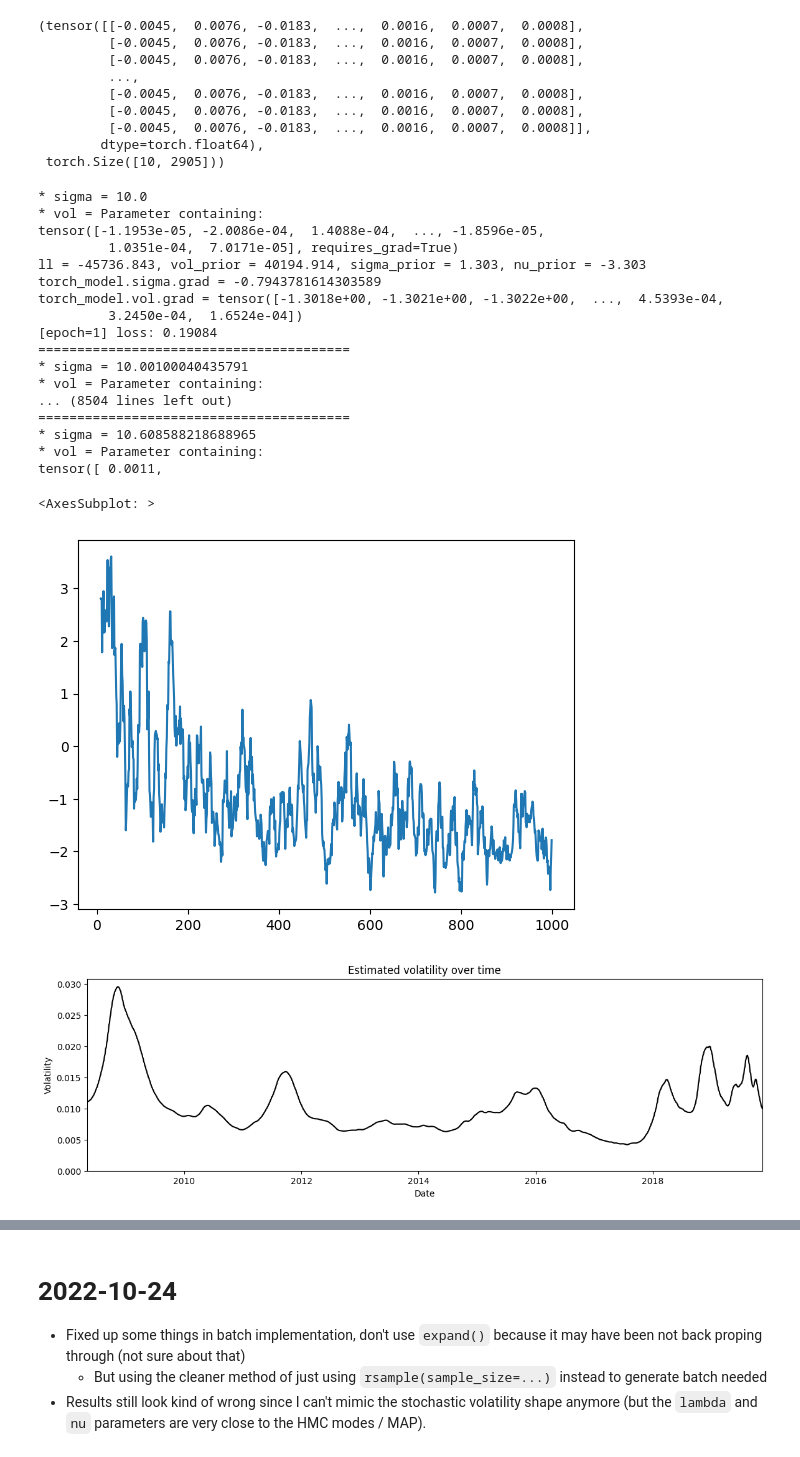
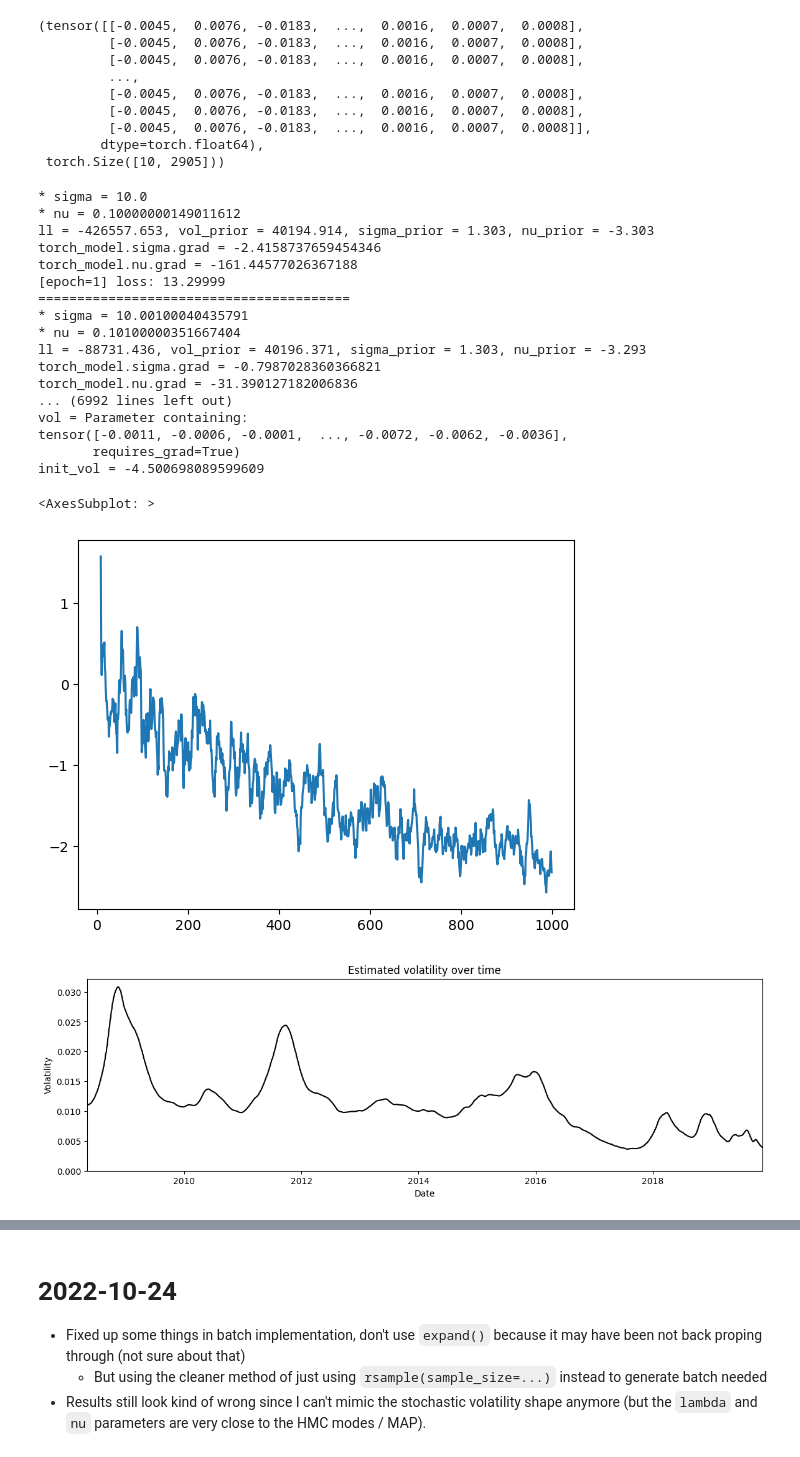
Before and after one commit to bjlkeng/sandbox, a Jupyter notebook: stochastic_langevin/stochastic_volatility.ipynb, the cells around one changed output, grey strips where cells are left out. Saved outputs shown, nothing was run; the diff lists cells and outputs as text; code cells hidden in the pictures.

```diff
--- a/stochastic_langevin/stochastic_volatility.ipynb
+++ b/stochastic_langevin/stochastic_volatility.ipynb
@@ -178,58 +178,43 @@ class StochasticVolatility(nn.Module):
 
         self.init_vol = nn.Parameter(torch.tensor(-4.5))
 
-    def returns_rv(self, vol_samples, nu_sample):
+    def returns_rv(self, vol_samples):
         # Uses \sigma parameterization, not \lambda as PyMC model above
         # See: https://en.wikipedia.org/wiki/Student%27s_t-distribution#In_terms_of_scaling_parameter_%CF%83%CC%82_or_%CF%83%CC%822
-        rv = distributions.StudentT(df=nu_sample * torch.ones(vol_samples.shape),
+        rv = distributions.StudentT(df=(1 / (self.nu + self.EPSILON)) * torch.ones(vol_samples.shape),
                                     loc=torch.zeros(vol_samples.shape),
                                     scale=torch.exp(vol_samples) + EPSILON)
-        #print(f'returns_rv')
-        #print(f'   * {torch.exp(vol_samples)}')
         return rv
 
     def forward(self):
-        sigma_rv = distributions.Exponential(self.sigma + self.EPSILON)
-        sigma_sample = sigma_rv.rsample(sample_shape=(self.shape[0], 1))
-
         vol_rv = distributions.Normal(torch.stack([self.vol] * self.shape[0]),
-                                      sigma_sample * torch.ones(self.shape))
+                                      (1 / self.sigma) * torch.ones(self.shape))
         vol_diffs = vol_rv.rsample()
         vol_samples = self.init_vol + torch.cumsum(vol_diffs, dim=1)
 
-        nu_rv = distributions.Exponential(self.nu + self.EPSILON)
-        nu_sample = nu_rv.rsample(sample_shape=(self.shape[0], 1))
-
         #print(f'* self.shape = {self.shape}')
-        #print(f'* sigma = {self.sigma}, sigma_sample = {sigma_sample}')
         print(f'* sigma = {self.sigma}')
-        print(f'* vol = {self.vol}')
+        #print(f'* vol = {self.vol}')
         #print(f'* vol_diffs = {vol_diffs}')
         #print(f'* vol_samples = {vol_samples}, {vol_samples.shape}')
-        #print(f'* nu = {self.nu}, nu_sample = {nu_sample}')
+        print(f'* nu = {self.nu}')
         #print(f'* init_vol = {self.init_vol}')
         #print(f'* t-scale = {torch.exp(vol_samples)}')
-        return self.returns_rv(vol_samples, nu_sample).mean, vol_samples, sigma_sample, nu_sample
+        return self.returns_rv(vol_samples).mean, vol_samples
 
-    def loss(self, r_obs, vol_samples, sigma_sample, nu_sample):
-        likelihood = self.returns_rv(vol_samples, nu_sample).log_prob(r_obs)
+    def loss(self, r_obs, vol_samples):
+        likelihood = self.returns_rv(vol_samples).log_prob(r_obs)
 
         vol_rv = distributions.Normal(loc=torch.zeros(vol_samples.shape),
                                       scale=(1 / self.sigma) * torch.ones(vol_samples.shape))
-        #prepend = torch.unsqueeze(torch.stack([self.init_vol] * self.shape[0]), 1)
-        #vol_diff = torch.diff(vol_samples, prepend=prepend)
-        #vol_prior = vol_rv.log_prob(vol_diff)
         vol_prior = vol_rv.log_prob(self.vol)
 
         # Prior for each timestep
-        #sigma_prior = self.prior_sigma_rv.log_prob(sigma_sample)
-        #nu_prior = self.prior_nu_rv.log_prob(nu_sample)
         sigma_prior = self.prior_sigma_rv.log_prob(1 / self.sigma)
         nu_prior = self.prior_nu_rv.log_prob(1 / self.nu)
 
         print(f'll = {likelihood.sum():.3f}, vol_prior = {vol_prior.sum():.3f}, sigma_prior = {sigma_prior.sum():.3f}, nu_prior = {nu_prior.sum():.3f}')
         return -(likelihood.sum() + vol_prior.sum() + sigma_prior.sum() + nu_prior.sum()) / np.prod(self.shape)
-        #return -(likelihood.sum()) / np.prod(self.shape)
 # %% [markdown]
 # SGLD
 # %%
@@ -257,62 +242,62 @@ param_group_2 = [torch_model.init_vol]
 param_group_3 = [torch_model.sigma]
 param_group_4 = [torch_model.nu]
 optimizer = optim.Adam(torch_model.parameters(), lr=lr)
-#optimizer = optim.SGD([{'params': param_group_1},
+#optimizer = optim.Adam([{'params': param_group_1},
 #                       {'params': param_group_2, 'lr': lr},
 #                       {'params': param_group_3, 'lr': lr},
-#                       {'params': param_group_4, 'lr': lr},
+#                       {'params': param_group_4, 'lr': lr / 5},
 #                      ],
 #                      lr=lr)
 #lr_scheduler = optim.lr_scheduler.ReduceLROnPlateau(optimizer, mode='min', factor=0.5)
 
 epoch = 0
 loss_seq = []
 for epoch in range(1000):
     torch_model.zero_grad()
 
-    r_samples, s_samples, sigma_sample, nu_sample = torch_model()
-    loss = torch_model.loss(torch_data, s_samples, sigma_sample, nu_sample)
+    r_samples, vol_samples = torch_model()
+    loss = torch_model.loss(torch_data, vol_samples)
     loss.backward()
     torch.nn.utils.clip_grad_norm_(torch_model.sigma, max_norm=50.)
     #torch.nn.utils.clip_grad_norm_(torch_model.vol, max_norm=100.)
+    #print(f'torch_model.vol.grad = {torch_model.vol.grad}')
     print(f'torch_model.sigma.grad = {torch_model.sigma.grad}')
-    print(f'torch_model.vol.grad = {torch_model.vol.grad}')
-    #print(f'torch_model.nu.grad = {torch_model.nu.grad}')
+    print(f'torch_model.nu.grad = {torch_model.nu.grad}')
     #print(f'torch_model.init_vol.grad = {torch_model.init_vol.grad}')
 
     optimizer.step()
 
     print(f'[epoch={epoch+1}] loss: {loss.item():.5f}')
     print(f'========================================')
     loss_seq.append(loss.item())
 
 for name, param in torch_model.named_parameters():
     print(f'{name} = {param}')
     if name in {'sigma', 'nu'}:
         print(f' * 1 / {name} = {1 / param}')
 
 loss_seq = pd.Series(loss_seq)
 loss_seq.rolling(10).mean().plot()
 # %% [output]
 * sigma = 10.0
-* vol = Parameter containing:
-tensor([-1.1953e-05, -2.0086e-04,  1.4088e-04,  ..., -1.8596e-05,
-         1.0351e-04,  7.0171e-05], requires_grad=True)
-ll = -45736.843, vol_prior = 40194.914, sigma_prior = 1.303, nu_prior = -3.303
-torch_model.sigma.grad = -0.7943781614303589
-torch_model.vol.grad = tensor([-1.3018e+00, -1.3021e+00, -1.3022e+00,  ...,  4.5393e-04,
-         3.2450e-04,  1.6524e-04])
-[epoch=1] loss: 0.19084
+* nu = 0.10000000149011612
+ll = -426557.653, vol_prior = 40194.914, sigma_prior = 1.303, nu_prior = -3.303
+torch_model.sigma.grad = -2.4158737659454346
+torch_model.nu.grad = -161.44577026367188
+[epoch=1] loss: 13.29999
 ========================================
 * sigma = 10.00100040435791
-* vol = Parameter containing:
-... (8504 lines left out)
-========================================
-* sigma = 10.608588218688965
-* vol = Parameter containing:
-tensor([ 0.0011,
+* nu = 0.10100000351667404
+ll = -88731.436, vol_prior = 40196.371, sigma_prior = 1.303, nu_prior = -3.293
+torch_model.sigma.grad = -0.7987028360366821
+torch_model.nu.grad = -31.390127182006836
+... (6992 lines left out)
+vol = Parameter containing:
+tensor([-0.0011, -0.0006, -0.0001,  ..., -0.0072, -0.0062, -0.0036],
+       requires_grad=True)
+init_vol = -4.500698089599609
 <AxesSubplot: >
-[figure, old version]
+[figure, new version]
 # %%
 sigma_rv = distributions.Exponential(torch_model.sigma)
 sigma_mean = sigma_rv.mean
@@ -328,4 +313,4 @@ ax.set_xlim(x_vals.min(), x_vals.max())
 ax.set_ylim(bottom=0)
 ax.set(title="Estimated volatility over time", xlabel="Date", ylabel="Volatility");
 # %% [output]
-[figure, old version]
+[figure, new version]
```
Also changed, not shown: parts of 3 cells of this notebook.
